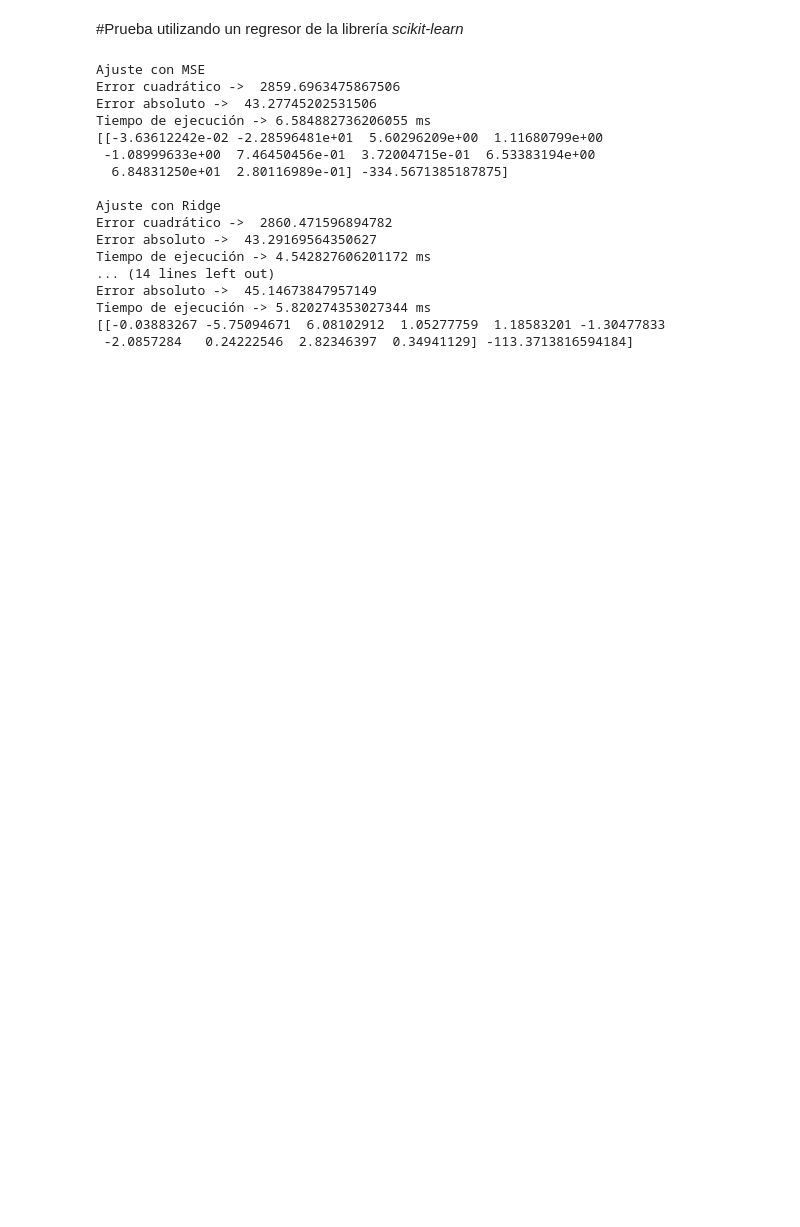
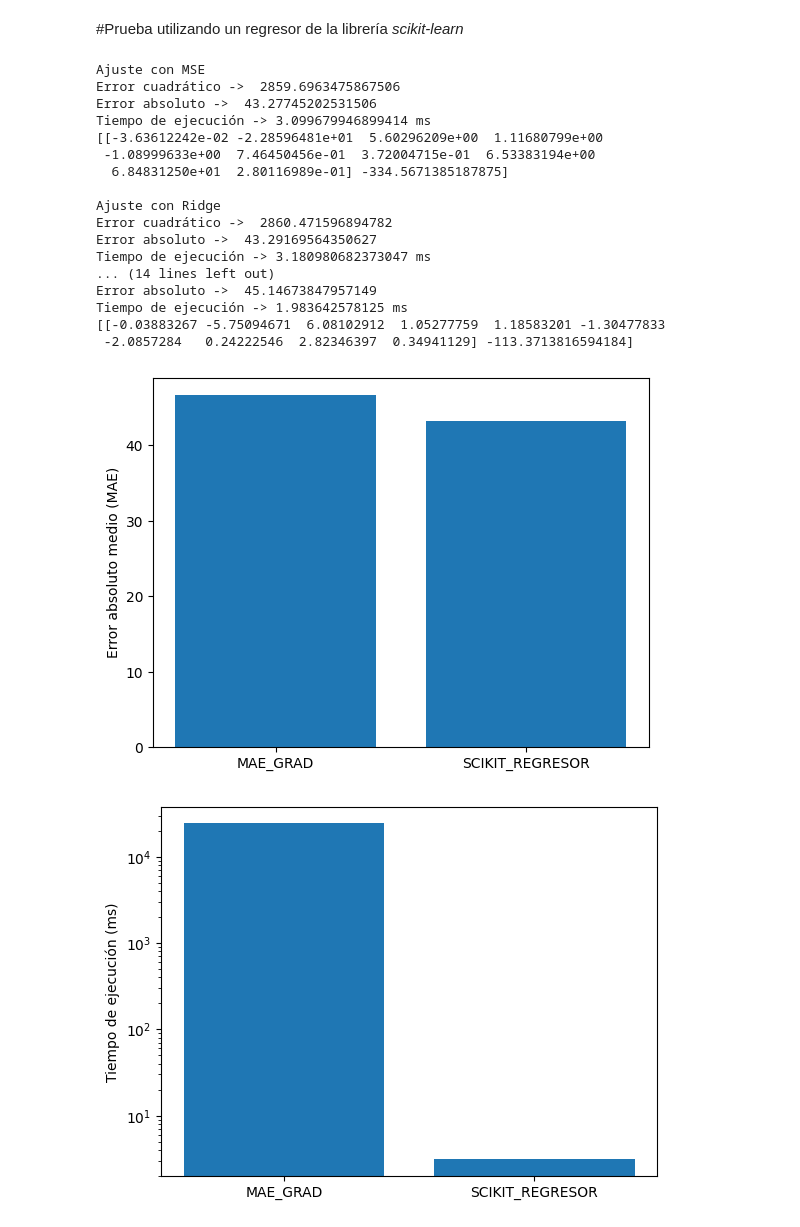
Before and after one commit to Pacatro/Practicas-IAA, a Jupyter notebook: p2/P2_IAA.ipynb, the cells around one changed output. Drawn from its saved outputs; the diff is of its cells as text; code cells hidden in the pictures; blank space fills up the shorter version.

```diff
--- a/p2/P2_IAA.ipynb
+++ b/p2/P2_IAA.ipynb
@@ -364,13 +442,35 @@ Tiempo de ejecución -> 5673.848867416382 ms
 # %%
 #Regresión lineal optimizando con el error cuadrático
 reg = linear_model.LinearRegression()
+errs = []
+lasso_errs = []
+ridge_errs = []
+elastic_net_errs = [0,0,0]
+labels = ['MAE_GRAD','SCIKIT_REGRESOR']
+ridge_labels = ['MAE_RIDGE','SCIKIT_RIDGE']
+lasso_labels = ['MAE_LASSO','SCIKIT_LASSO']
+elastic_net_labels = ['MAE_LASSO','MAE_RIDGE','SCIKIT_ELASTIC_NET']
+tiems1 = []
+tiems2 = []
+tiems3 = []
+tiems4 = [0,0,0]
+modelo =[]
+for i in range(len(x[0])+1):
+  modelo.append(1)
+start = time.time()
+linear_regression(modelo,x,y,4000,0.001,0, MAE_GRAD)
+tiempo = (time.time()-start)*1000
+errs.append(MAE(modelo,x,y))
+tiems1.append(tiempo)
+
 
 start = time.time()
 reg.fit(x, y)
 tiempo = (time.time()-start)*1000
 
 prediction = reg.predict(x)
-
+errs.append(mean_absolute_error(y, prediction))
+tiems1.append(tiempo)
 print('Ajuste con MSE')
 print('Error cuadrático -> ',mean_squared_error(y, prediction))
 print('Error absoluto -> ', mean_absolute_error(y, prediction))
@@ -378,14 +478,25 @@ print(f'Tiempo de ejecución -> {tiempo} ms')
 print(f'[{reg.coef_} {reg.intercept_}]')
 
 #Regresión lineal optimizando con el error ridge
+
+modelo = []
+for i in range(len(x[0])+1):
+  modelo.append(1)
+start = time.time()
+linear_regression(modelo,x,y,4000,0.001,reg_term,MAE_GRAD,False, True, False)
+tiempo = (time.time()-start)*1000
+tiems2.append(tiempo)
+tiems4[1] = tiempo
+ridge_errs.append(MAE(modelo,x,y))
+elastic_net_errs[1] = ridge_errs[len(ridge_errs)-1]
 reg = linear_model.Ridge()
 
 start = time.time()
 reg.fit(x, y)
 tiempo = (time.time()-start)*1000
-
+tiems2.append(tiempo)
 prediction = reg.predict(x)
-
+ridge_errs.append(mean_absolute_error(y, prediction))
 print('\nAjuste con Ridge')
 print('Error cuadrático -> ',mean_squared_error(y, prediction))
 print('Error absoluto -> ', mean_absolute_error(y, prediction))
@@ -393,14 +504,26 @@ print(f'Tiempo de ejecución -> {tiempo} ms')
 print(f'[{reg.coef_} {reg.intercept_}]')
 
 #Regresión lineal optimizando con el error lasso
+modelo = []
+for i in range(len(x[0])+1):
+  modelo.append(1)
+
+start = time.time()
+linear_regression(modelo,x,y,4000,0.001,reg_term, MAE_GRAD, True, False, False)
+tiempo = (time.time()-start)*1000
+tiems3.append(tiempo)
+tiems4[0] = tiempo
+lasso_errs.append(MAE(modelo,x,y))
+elastic_net_errs[0] = lasso_errs[len(lasso_errs)-1]
+
 reg = linear_model.Lasso()
 
 start = time.time()
 reg.fit(x, y)
 tiempo = (time.time()-start)*1000
-
+tiems3.append(tiempo)
 prediction = reg.predict(x)
-
+lasso_errs.append(mean_absolute_error(y, prediction))
 print('\nAjuste con Lasso')
 print('Error cuadrático -> ',mean_squared_error(y, prediction))
 print('Error absoluto -> ', mean_absolute_error(y, prediction))
@@ -413,9 +536,9 @@ reg = linear_model.ElasticNet()
 start = time.time()
 reg.fit(x, y)
 tiempo = (time.time()-start)*1000
-
+tiems4[2] = tiempo
 prediction = reg.predict(x)
-
+elastic_net_errs[2] = mean_absolute_error(y, prediction)
 print('\nAjuste con Elastic-Net')
 print('Error cuadrático -> ',mean_squared_error(y, prediction))
 print('Error absoluto -> ', mean_absolute_error(y, prediction))
@@ -425,7 +548,7 @@ print(f'[{reg.coef_} {reg.intercept_}]')
 Ajuste con MSE
 Error cuadrático ->  2859.6963475867506
 Error absoluto ->  43.27745202531506
-Tiempo de ejecución -> 6.584882736206055 ms
+Tiempo de ejecución -> 3.099679946899414 ms
 [[-3.63612242e-02 -2.28596481e+01  5.60296209e+00  1.11680799e+00
  -1.08999633e+00  7.46450456e-01  3.72004715e-01  6.53383194e+00
   6.84831250e+01  2.80116989e-01] -334.5671385187875]
@@ -433,9 +556,24 @@ Tiempo de ejecución -> 6.584882736206055 ms
 Ajuste con Ridge
 Error cuadrático ->  2860.471596894782
 Error absoluto ->  43.29169564350627
-Tiempo de ejecución -> 4.542827606201172 ms
+Tiempo de ejecución -> 3.180980682373047 ms
 ... (14 lines left out)
 Error absoluto ->  45.14673847957149
-Tiempo de ejecución -> 5.820274353027344 ms
+Tiempo de ejecución -> 1.983642578125 ms
 [[-0.03883267 -5.75094671  6.08102912  1.05277759  1.18583201 -1.30477833
  -2.0857284   0.24222546  2.82346397  0.34941129] -113.3713816594184]
+# %%
+bar_plot(labels,errs,'Error absoluto medio (MAE)')
+bar_plot(labels,tiems1,'Tiempo de ejecución (ms)','',True)
+
+bar_plot(ridge_labels,ridge_errs,'Error absoluto medio (MAE)')
+bar_plot(ridge_labels,tiems2,'Tiempo de ejecución (ms)','',True)
+
+bar_plot(lasso_labels,lasso_errs,'Error absoluto medio (MAE)')
+bar_plot(lasso_labels,tiems3,'Tiempo de ejecución (ms)','',True)
+
+bar_plot(elastic_net_labels,elastic_net_errs,'Error absoluto medio (MAE)')
+bar_plot(elastic_net_labels,tiems4,'Tiempo de ejecución (ms)','',True)
+# %% [output]
+[figure, added]
+[figure, added]
```
Also changed, not shown: parts of 6 cells of this notebook.
